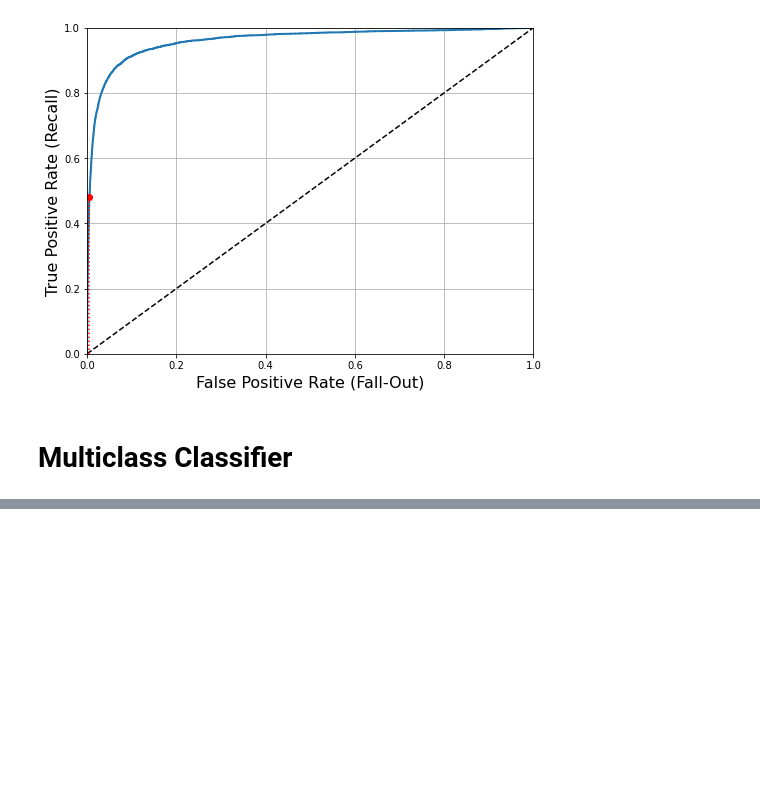
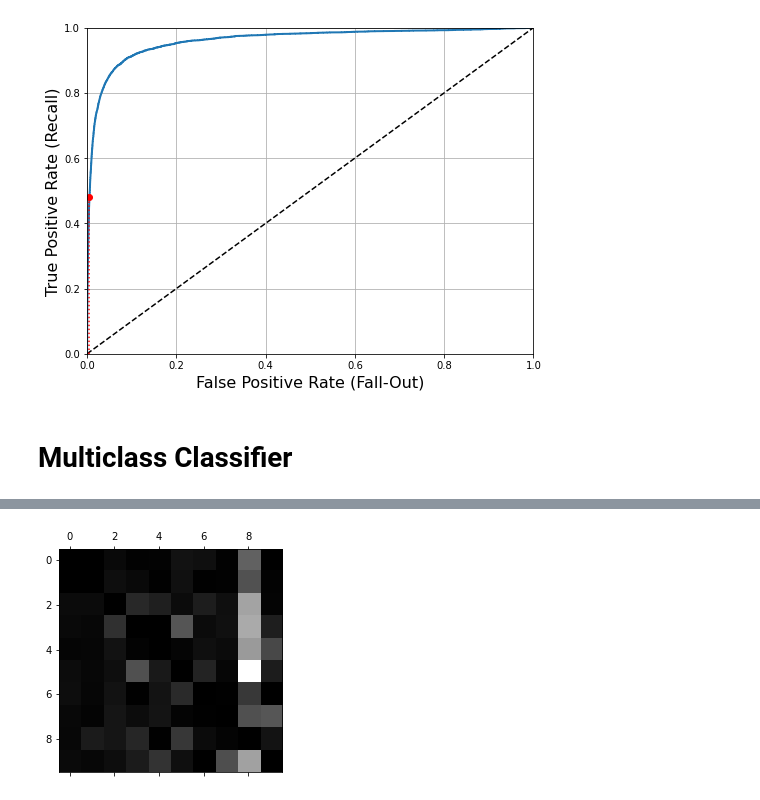
Before and after one commit to EunsangJeon/hands-on-ml, a Jupyter notebook: 03_classification.ipynb, the cells around one changed output, grey strips where cells are left out. Drawn from its saved outputs; the diff is of its cells as text; code cells hidden in the pictures; blank space fills up the shorter version.

```diff
--- a/03_classification.ipynb
+++ b/03_classification.ipynb
@@ -188,0 +272,9 @@ pyplot.show()
+# %%
+row_sums = conf_mx.sum(axis=1, keepdims=True)
+norm_conf_mx = conf_mx / row_sums
+
+numpy.fill_diagonal(norm_conf_mx, 0)
+pyplot.matshow(norm_conf_mx, cmap=pyplot.cm.gray)
+pyplot.show()
+# %% [output]
+[figure, added]
```
Also changed, not shown: parts of 19 cells of this notebook.
